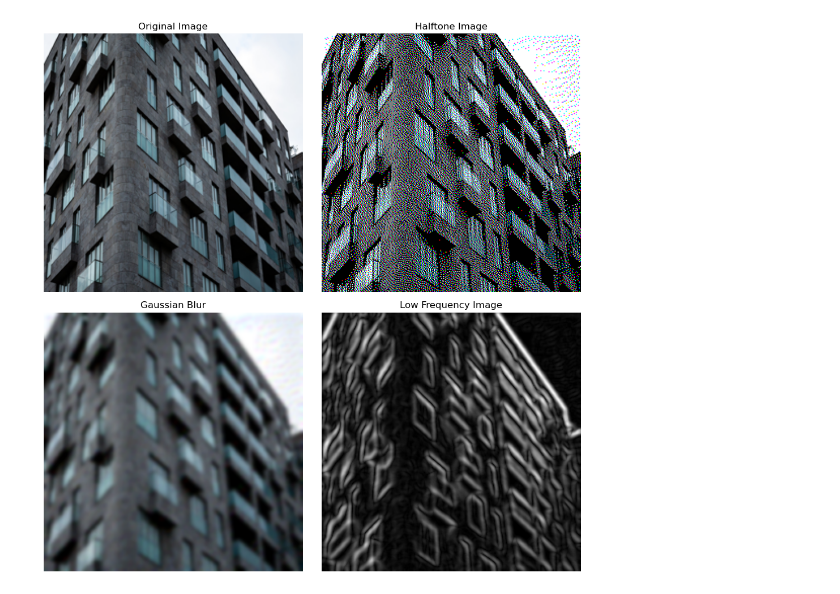
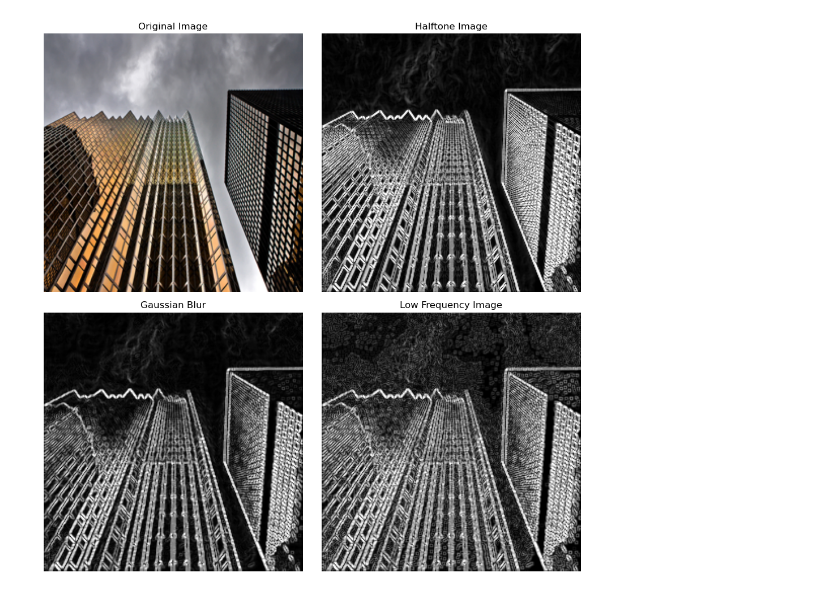
Before and after one commit to Kenny3Shen/DiffSo, a Jupyter notebook: DWT.ipynb, the cells around one changed output. Saved outputs shown, nothing was run; the diff lists cells and outputs as text; code cells hidden in the pictures.

Commit message:
test gaussian bi filter

```diff
--- a/DWT.ipynb
+++ b/DWT.ipynb
@@ -43,34 +43,48 @@ def weightedSobel(img):
     img = cv2.cvtColor(img, cv2.COLOR_BGR2GRAY)
     img_sobel_x = cv2.Sobel(img, cv2.CV_64F, 1, 0, ksize=3)
     img_sobel_y = cv2.Sobel(img, cv2.CV_64F, 0, 1, ksize=3)
 
     img_sobel_x = cv2.convertScaleAbs(img_sobel_x)
     img_sobel_y = cv2.convertScaleAbs(img_sobel_y)
     img_sobel = cv2.addWeighted(img_sobel_x, 0.5, img_sobel_y, 0.5, 0)
     return img_sobel
+
 # 主处理流程
-img_path = '/home/shenss/python/dataset/Urban100/gt/img_001.png'
+img_path = '/home/shenss/python/dataset/Urban100/gt/img_019.png'
 
 # 读取和处理图像
 img = np.array(Image.open(img_path))
 img_wsobel = weightedSobel(img)
 img_ht = halftone(img)
-img_gauss = cv2.GaussianBlur(img_ht, (11, 11), 0)
+img_gauss = cv2.GaussianBlur(img_ht, (3, 3), 0)
+d = img_ht.copy()
+img_bi = img_gauss
+def PSNR(img1, img2):
+    mse = np.mean((img1 / 255. - img2 / 255.) ** 2)
+    if mse < 1.0e-10:
+        return 100
+    return 10 * np.log10(1.0 / mse)
+
+img_bi= cv2.bilateralFilter(img_gauss, 7, 50, 50)
+
+img_bi_sobel = weightedSobel(img_bi)
 img_sobel = weightedSobel(img_gauss)
+# 锐化img_sobel
+img_canny = cv2.Canny(img_sobel, 100, 200)
 img_low_freq = remove_high_freq(img_gauss, wavelet='haar', level=1)
 
 # 显示结果 - 修改为2x2布局
 plt.figure(figsize=(10, 10))
 titles = ['Original Image', 'Halftone Image', 'Gaussian Blur', 'Low Frequency Image']
-images = [img, img_ht, img_gauss, img_sobel]
+images = [img, img_wsobel, img_bi_sobel, img_sobel]
 
 for i, (title, image) in enumerate(zip(titles, images)):
     plt.subplot(2, 2, i+1)
     plt.imshow(image, cmap='gray')
     plt.title(title)
     plt.axis('off')
 
 plt.tight_layout()
 plt.show()
 # %% [output]
-[figure, old version]
+[figure, new version]
```
Also changed, not shown: parts of 1 cell of this notebook.
